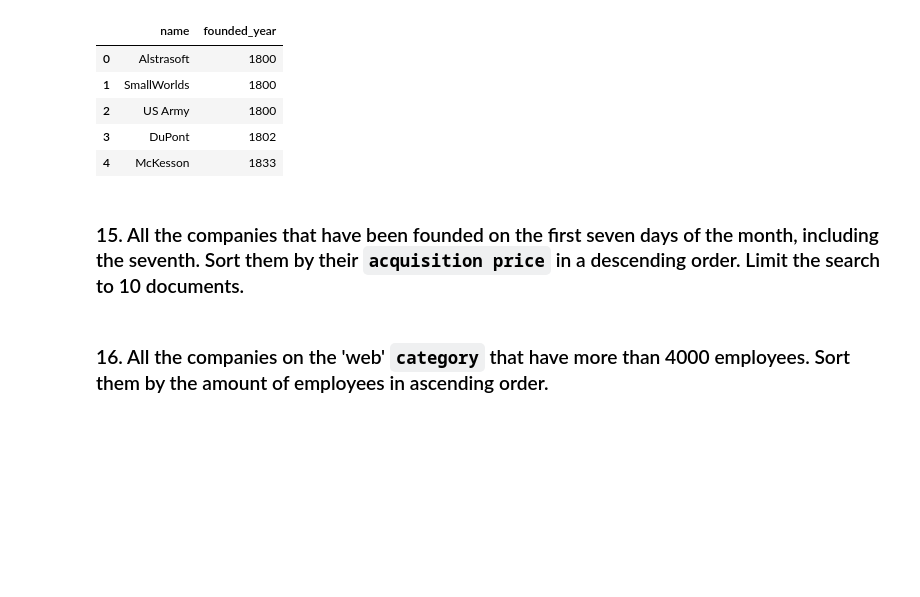
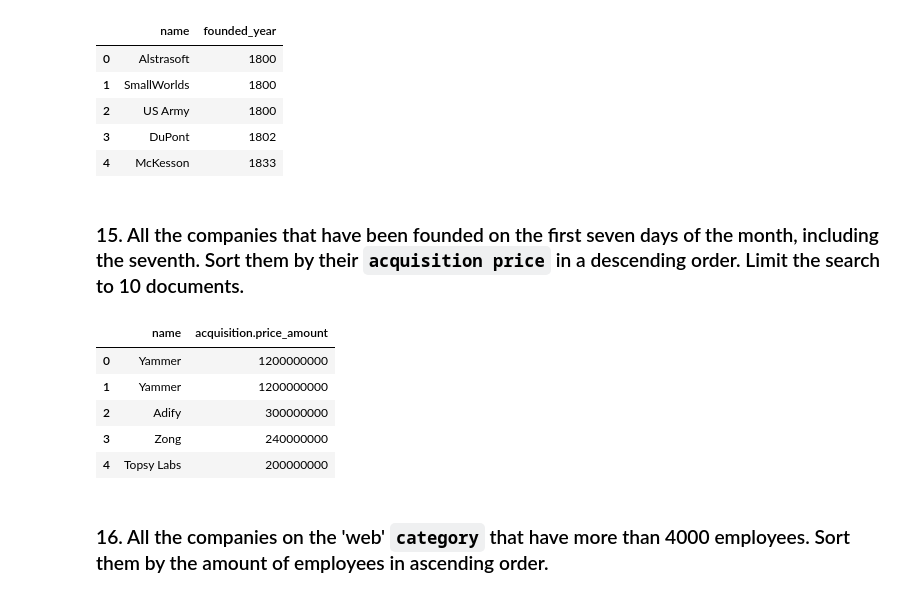
Before and after one commit to Ironhack-Data-Madrid-Mayo-2022/3.4-lab-mongo, a Jupyter notebook: your_code/main.ipynb, the cells around one changed output. Drawn from its saved outputs; the diff is of its cells as text; code cells hidden in the pictures; blank space fills up the shorter version.

```diff
--- a/your_code/main.ipynb
+++ b/your_code/main.ipynb
@@ -223,2 +221,15 @@ df14.head()
+# %%
+# Your Code
+ejer15=collection.find({'founded_day': {'$gte': 7 , '$lte': 17}}, {'_id': False, 'name':True, 'acquisition.price_amount':1}).sort('acquisition.price_amount', -1).limit(10)
+
+df15=pd.json_normalize(ejer15)
+df15.head()
+# %% [output]
+|  | name | acquisition.price_amount |
+| 0 | Yammer | 1200000000 |
+| 1 | Yammer | 1200000000 |
+| 2 | Adify | 300000000 |
+| 3 | Zong | 240000000 |
+| 4 | Topsy Labs | 200000000 |
 # %% [markdown]
 ### 16. All the companies on the 'web' `category` that have more than 4000 employees. Sort them by the amount of employees in ascending order.
```
Also changed, not shown: parts of 10 cells of this notebook.
